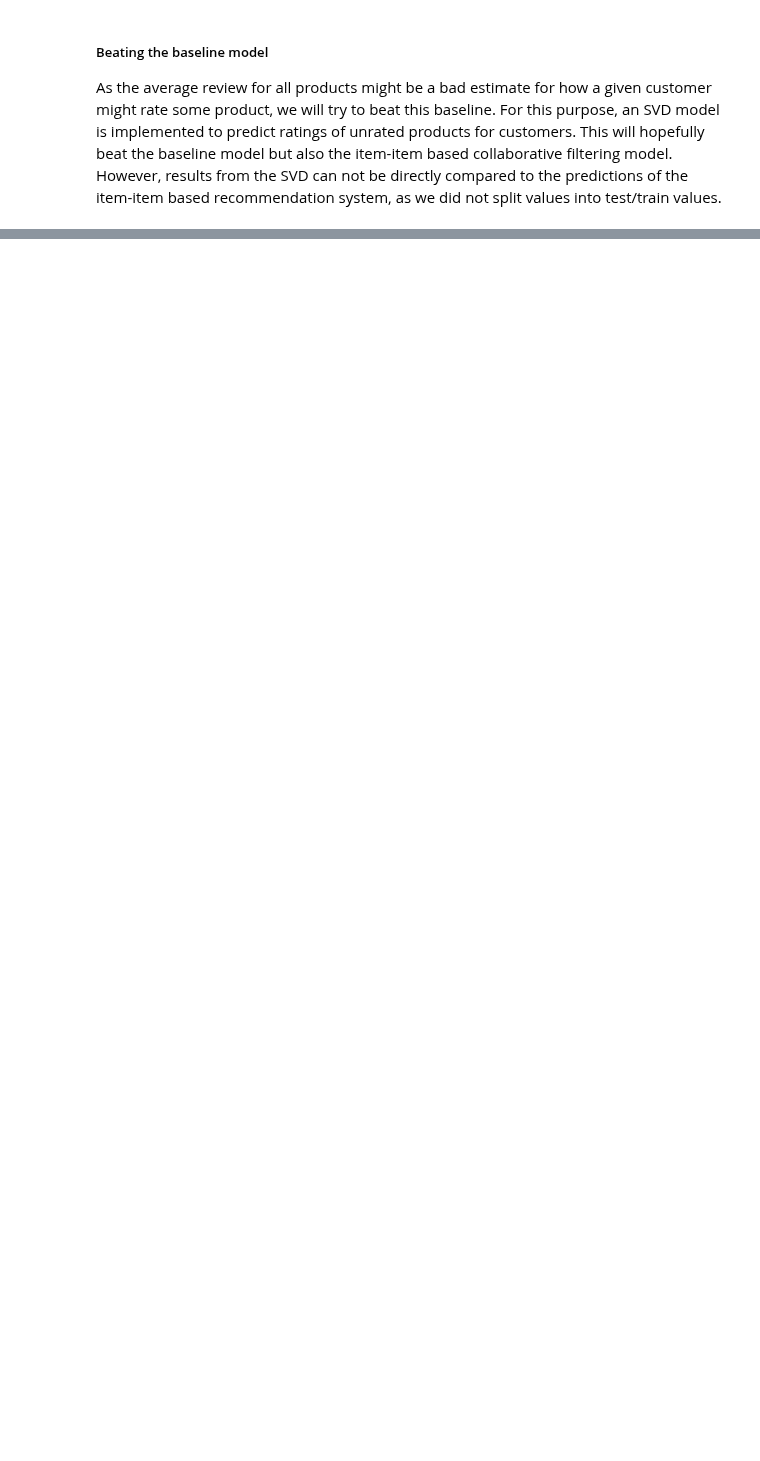
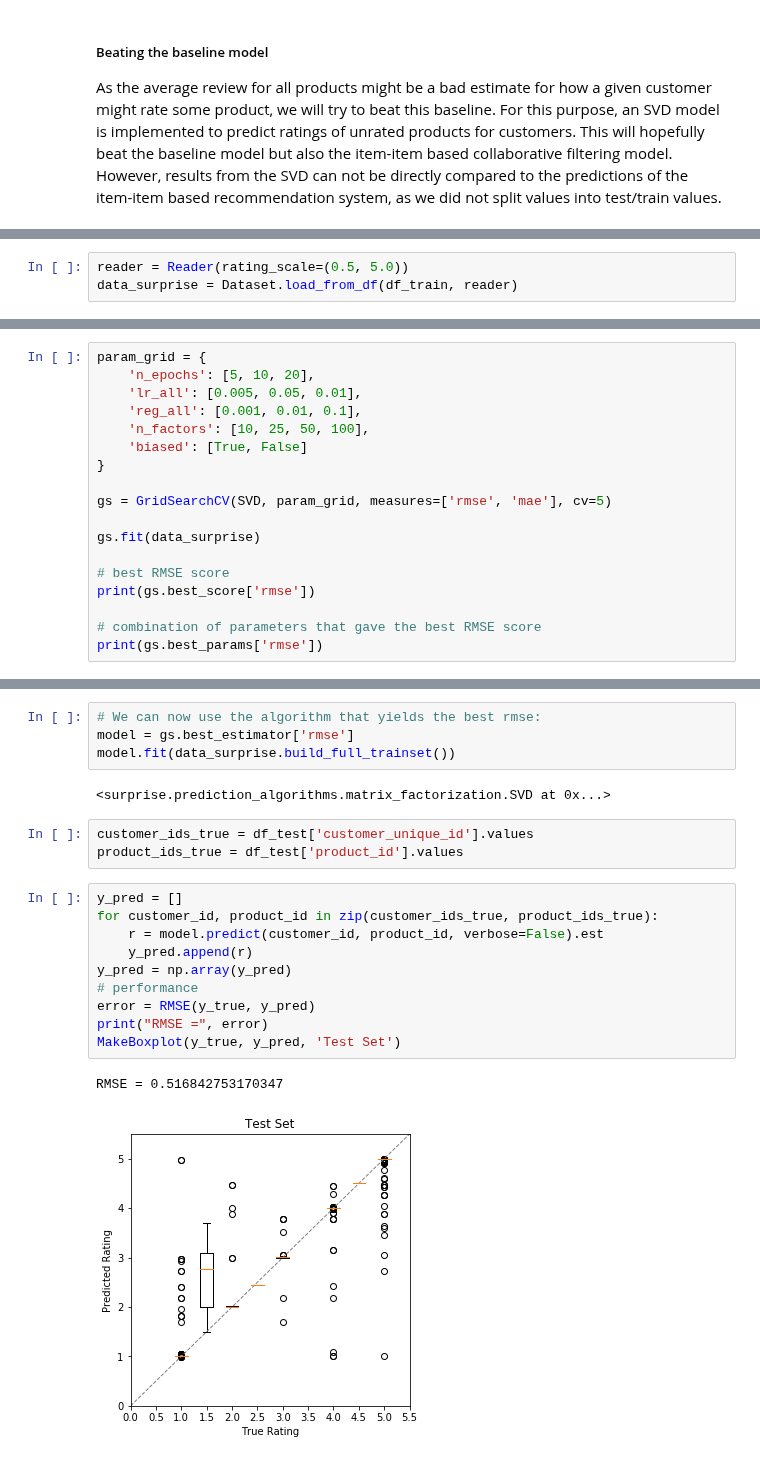
Before and after one commit to MotzWanted/Business_Analytics_Olist, a Jupyter notebook: phase2/Pahse2_recommender_systems.ipynb, the cells around one changed output, grey strips where cells are left out. Cells and saved outputs as stored; diff of their text form; blank space fills up the shorter version.

```diff
--- a/phase2/Pahse2_recommender_systems.ipynb
+++ b/phase2/Pahse2_recommender_systems.ipynb
@@ -717,0 +616,3 @@ Furthermore, companies such as Amazon are using collaborative item-item based re
+# %%
+reader = Reader(rating_scale=(0.5, 5.0))
+data_surprise = Dataset.load_from_df(df_train, reader)
@@ -717,0 +621,18 @@ Furthermore, companies such as Amazon are using collaborative item-item based re
+# %%
+param_grid = {
+    'n_epochs': [5, 10, 20],
+    'lr_all': [0.005, 0.05, 0.01],
+    'reg_all': [0.001, 0.01, 0.1],
+    'n_factors': [10, 25, 50, 100],
+    'biased': [True, False]
+}
+
+gs = GridSearchCV(SVD, param_grid, measures=['rmse', 'mae'], cv=5)
+
+gs.fit(data_surprise)
+
+# best RMSE score
+print(gs.best_score['rmse'])
+
+# combination of parameters that gave the best RMSE score
+print(gs.best_params['rmse'])
@@ -717,0 +642,22 @@ Furthermore, companies such as Amazon are using collaborative item-item based re
+# %%
+# We can now use the algorithm that yields the best rmse:
+model = gs.best_estimator['rmse']
+model.fit(data_surprise.build_full_trainset())
+# %% [output]
+<surprise.prediction_algorithms.matrix_factorization.SVD at 0x...>
+# %%
+customer_ids_true = df_test['customer_unique_id'].values
+product_ids_true = df_test['product_id'].values
+# %%
+y_pred = []
+for customer_id, product_id in zip(customer_ids_true, product_ids_true):
+    r = model.predict(customer_id, product_id, verbose=False).est
+    y_pred.append(r)
+y_pred = np.array(y_pred)
+# performance
+error = RMSE(y_true, y_pred)
+print("RMSE =", error)
+MakeBoxplot(y_true, y_pred, 'Test Set')
+# %% [output]
+RMSE = 0.516842753170347
+[figure, added]
```
Also changed, not shown: parts of 72 cells of this notebook.
